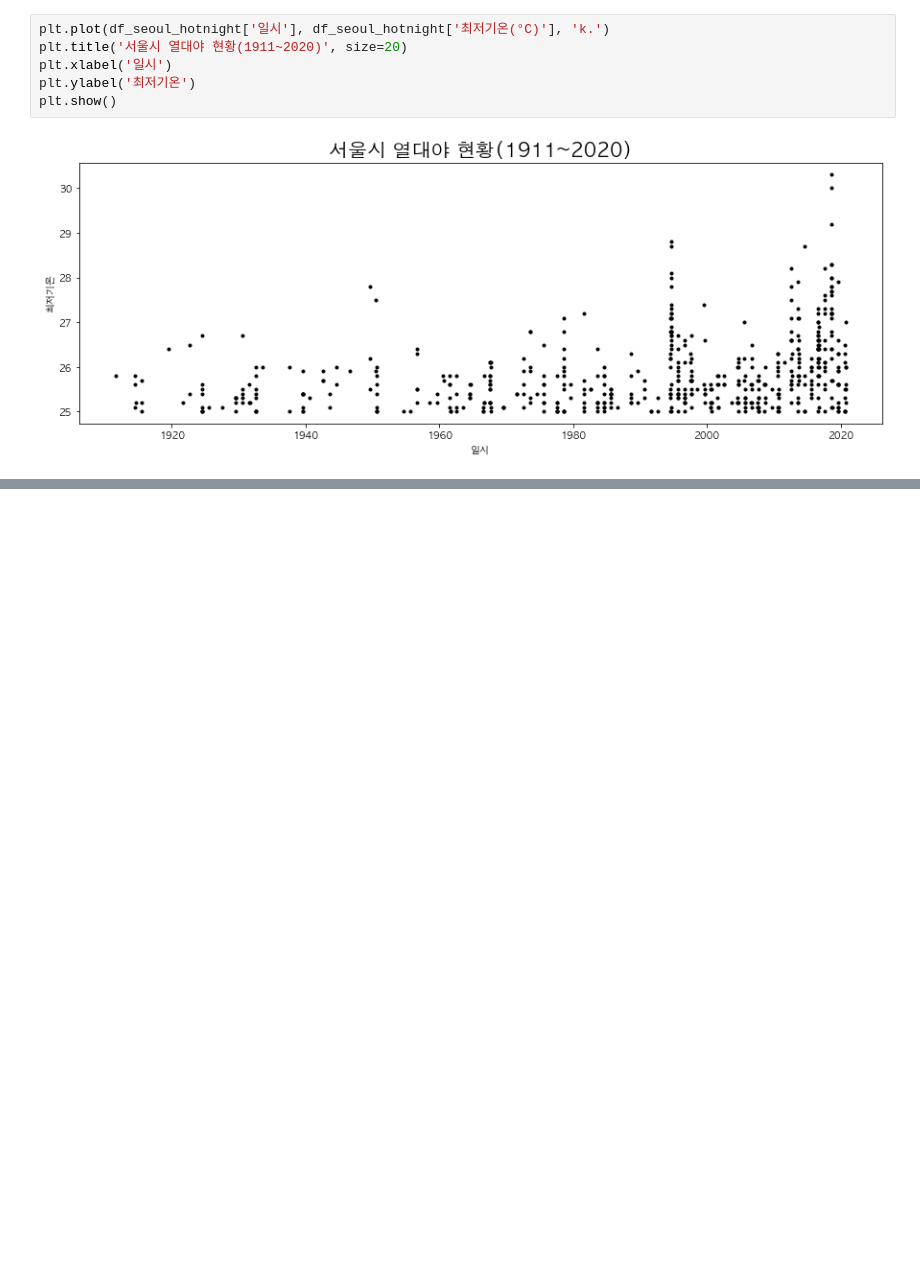
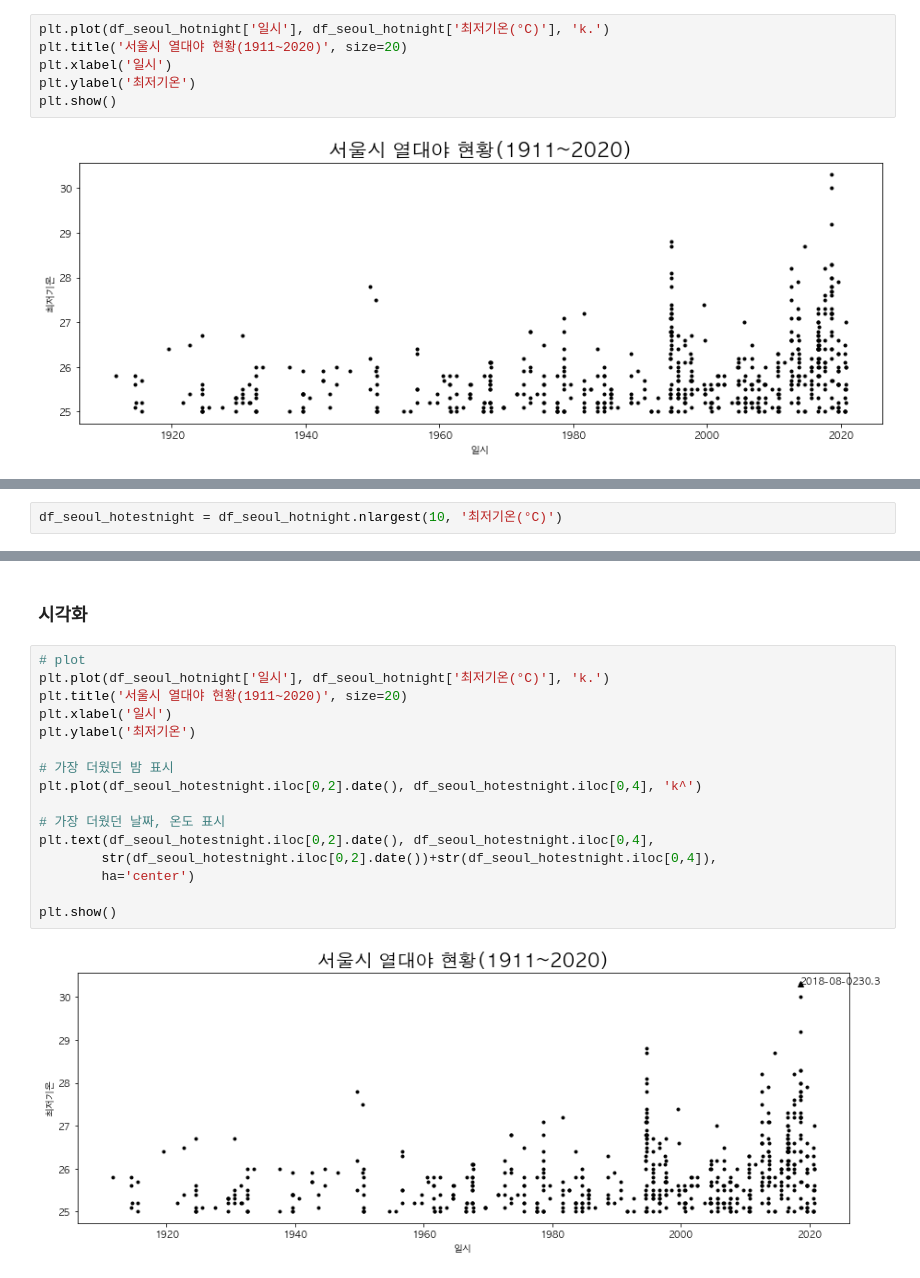
Before and after one commit to limetree-indigo/python-visualization, a Jupyter notebook: 10 서울시 폭염 및 열대야 분석 및 시각화/10 서울시 폭염 및 열대야 분석 및 시각화.ipynb, the cells around one changed output, grey strips where cells are left out. Saved outputs shown, nothing was run; the diff lists cells and outputs as text; blank space fills up the shorter version.

```diff
--- a/10 서울시 폭염 및 열대야 분석 및 시각화/10 서울시 폭염 및 열대야 분석 및 시각화.ipynb
+++ b/10 서울시 폭염 및 열대야 분석 및 시각화/10 서울시 폭염 및 열대야 분석 및 시각화.ipynb
@@ -168,0 +223,2 @@ plt.show()
+# %%
+df_seoul_hotestnight = df_seoul_hotnight.nlargest(10, '최저기온(°C)')
@@ -168,0 +233,20 @@ plt.show()
+# %% [markdown]
+### 시각화
+# %%
+# plot
+plt.plot(df_seoul_hotnight['일시'], df_seoul_hotnight['최저기온(°C)'], 'k.')
+plt.title('서울시 열대야 현황(1911~2020)', size=20)
+plt.xlabel('일시')
+plt.ylabel('최저기온')
+
+# 가장 더웠던 밤 표시
+plt.plot(df_seoul_hotestnight.iloc[0,2].date(), df_seoul_hotestnight.iloc[0,4], 'k^')
+
+# 가장 더웠던 날짜, 온도 표시
+plt.text(df_seoul_hotestnight.iloc[0,2].date(), df_seoul_hotestnight.iloc[0,4],
+        str(df_seoul_hotestnight.iloc[0,2].date())+str(df_seoul_hotestnight.iloc[0,4]),
+        ha='center')
+
+plt.show()
+# %% [output]
+[figure, added]
```
Also changed, not shown: parts of 10 cells of this notebook.
